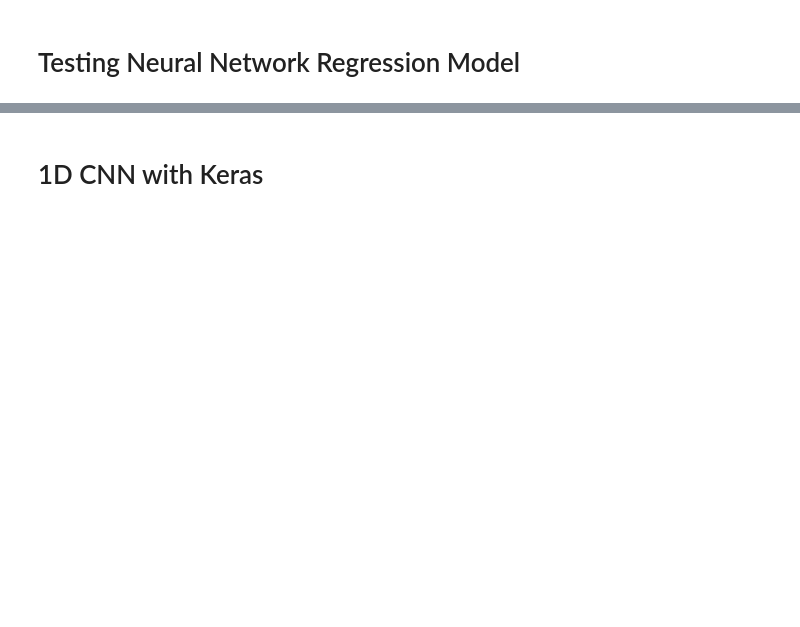
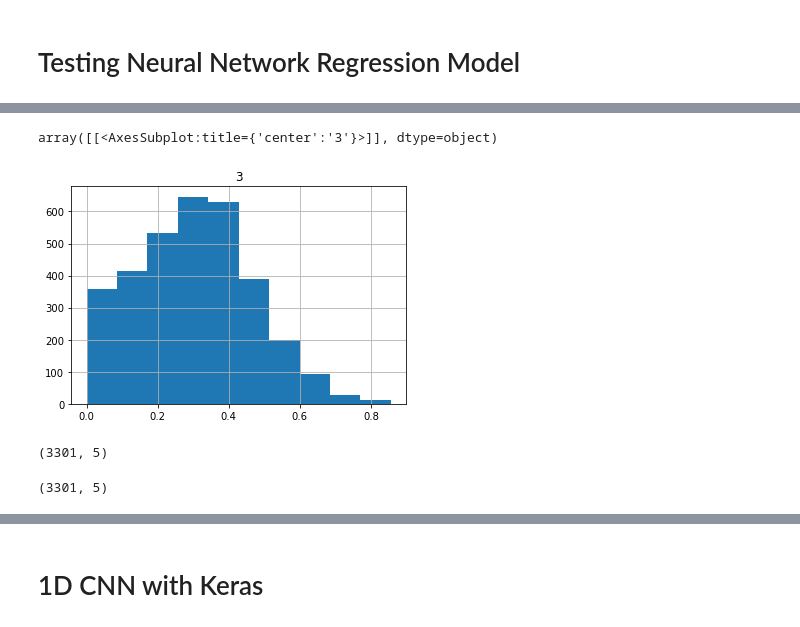
Before and after one commit to ACM-Research/exoplanet-atmosphere-analysis-with-ML, a Jupyter notebook: AbhishekModel.ipynb, the cells around one changed output, grey strips where cells are left out. Drawn from its saved outputs; the diff is of its cells as text; code cells hidden in the pictures; blank space fills up the shorter version.

```diff
--- a/AbhishekModel.ipynb
+++ b/AbhishekModel.ipynb
@@ -248,0 +254,13 @@ y5 MSE:1.0288
+# %%
+yPred_df.hist(column=3)
+# %% [output]
+array([[<AxesSubplot:title={'center':'3'}>]], dtype=object)
+[figure, added]
+# %%
+exoPredict.shape
+# %% [output]
+(3301, 5)
+# %%
+y_scaledTest.shape
+# %% [output]
+(3301, 5)
```
Also changed, not shown: parts of 37 cells of this notebook.
